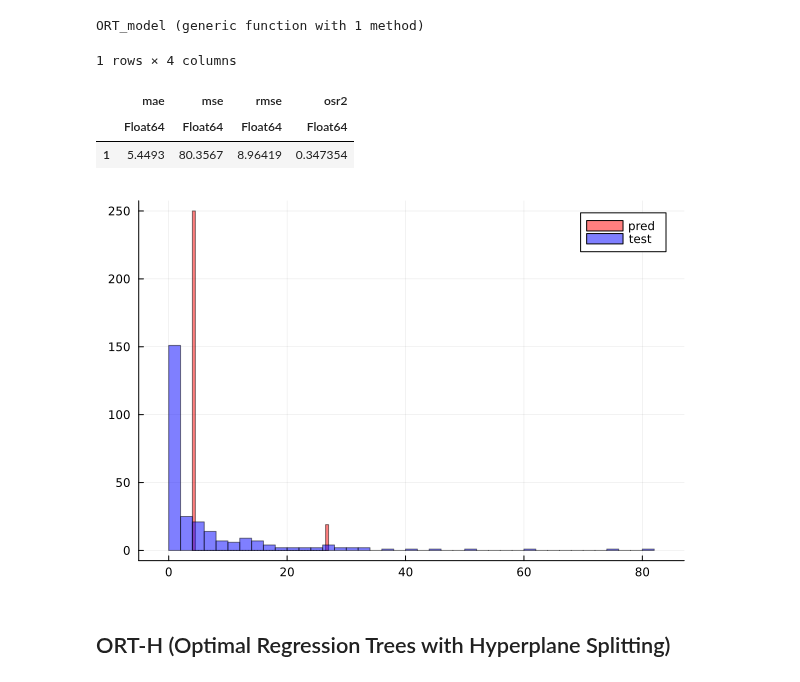
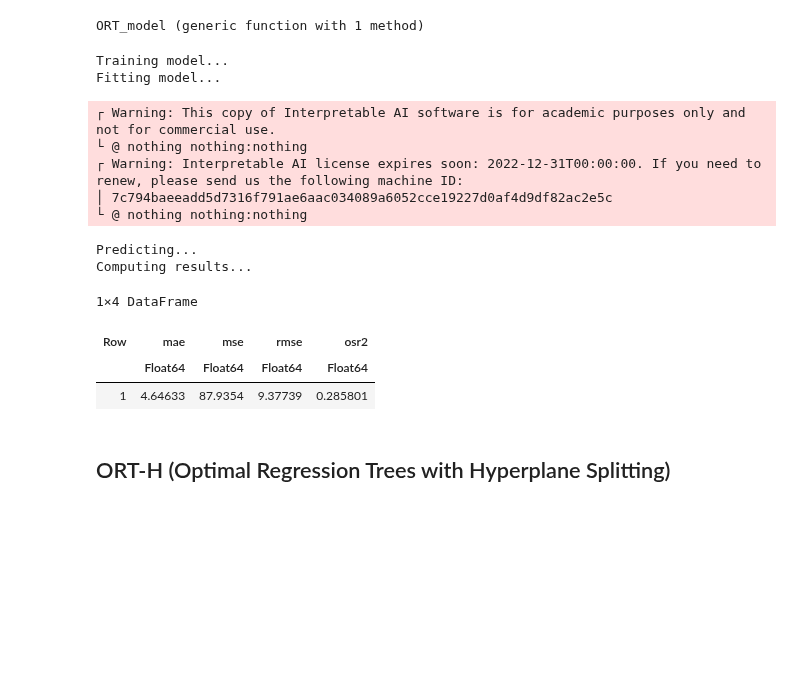
Before and after one commit to azanon00/Transfer_Strategy_Prescription, a Jupyter notebook: code/andrea_models_julia.ipynb, the cells around one changed output. Cells and saved outputs as stored; diff of their text form; code cells hidden in the pictures; blank space fills up the shorter version.

```diff
--- a/code/andrea_models_julia.ipynb
+++ b/code/andrea_models_julia.ipynb
@@ -19,7 +19,7 @@ get_features (generic function with 1 method)
 function get_target(df)
 
     # apply log transform, since the target is skewed
-    return log.(df[:, target])
+    return log.(df[:, target] .+ 1)
 end
 # %% [output]
 get_target (generic function with 1 method)
@@ -40,4 +40,13 @@ function compute_results(pred, test)
     # print the results
     display(results)
 end
+
+function transform_and_results(pred, test)
+    # apply the inverse log transform
+    pred = exp.(pred) .- 1
+    test = exp.(test) .- 1
+
+    # compute the results
+    compute_results(pred, test)
+end
 # %% [output]
@@ -70,6 +79,8 @@ function ORT_model(train_valid, test)
         criterion = :mse,
     )
 
+    println("Training model...")
+
     # define the grid
     grid_oct = IAI.GridSearch(
         model_oct,
@@ -77,14 +88,25 @@ function ORT_model(train_valid, test)
         minbucket = minbucket,
     )
 
+    println("Fitting model...")
+
     # fit the model with 5-fold cross validation
-    IAI.fit_cv!(grid_oct, get_features(train_valid), Array(get_target(train_valid)), validation_criterion = :mse, n_folds=5)
+    IAI.fit_cv!(grid_oct,
+     get_features(train_valid),
+     get_target(train_valid),
+     #train_valid[:, target],
+     validation_criterion = :mse, n_folds=5)
+
+    println("Predicting...")
 
     # get the best model
     pred = IAI.predict(grid_oct, get_features(test))
 
+    println("Computing results...")
+
     # compute the results
-    compute_results(pred, get_target(test))
+    #compute_results(pred, get_target(test))
+    transform_and_results(pred, get_target(test))
 
     # check the prediction value
     check_prediction_value(pred, get_target(test))
@@ -94,14 +116,29 @@ function ORT_model(train_valid, test)
 end
 # %% [output]
 ORT_model (generic function with 1 method)
-# %%
-OCTReg = ORT_model(train_valid, test);
-# %% [output]
-1 rows × 4 columns
-|  | mae | mse | rmse | osr2 |
-|  | Float64 | Float64 | Float64 | Float64 |
-| 1 | 5.4493 | 80.3567 | 8.96419 | 0.347354 |
-[figure, removed]
+# %%
+OCTReg = ORT_model(train_valid, test);
+
+# write_json the model
+IAI.write_json("OCTReg.json", OCTReg)
+
+# save the predictions
+OCTR_pred = IAI.predict(OCTReg, get_features(test))
+CSV.write("OCTR_pred.csv", DataFrame(pred = OCTR_pred));
+# %% [output]
+Training model...
+Fitting model...
+┌ Warning: This copy of Interpretable AI software is for academic purposes only and not for commercial use.
+└ @ nothing nothing:nothing
+┌ Warning: Interpretable AI license expires soon: 2022-12-31T00:00:00. If you need to renew, please send us the following machine ID:
+│ 7c794baeeadd5d7316f791ae6aac034089a6052cce19227d0af4d9df82ac2e5c
+└ @ nothing nothing:nothing
+Predicting...
+Computing results...
+1×4 DataFrame
+| Row | mae | mse | rmse | osr2 |
+|  | Float64 | Float64 | Float64 | Float64 |
+| 1 | 4.64633 | 87.9354 | 9.37739 | 0.285801 |
 # %% [markdown]
 ## ORT-H (Optimal Regression Trees with Hyperplane Splitting)
 # %%
```
Also changed, not shown: parts of 9 cells of this notebook.
